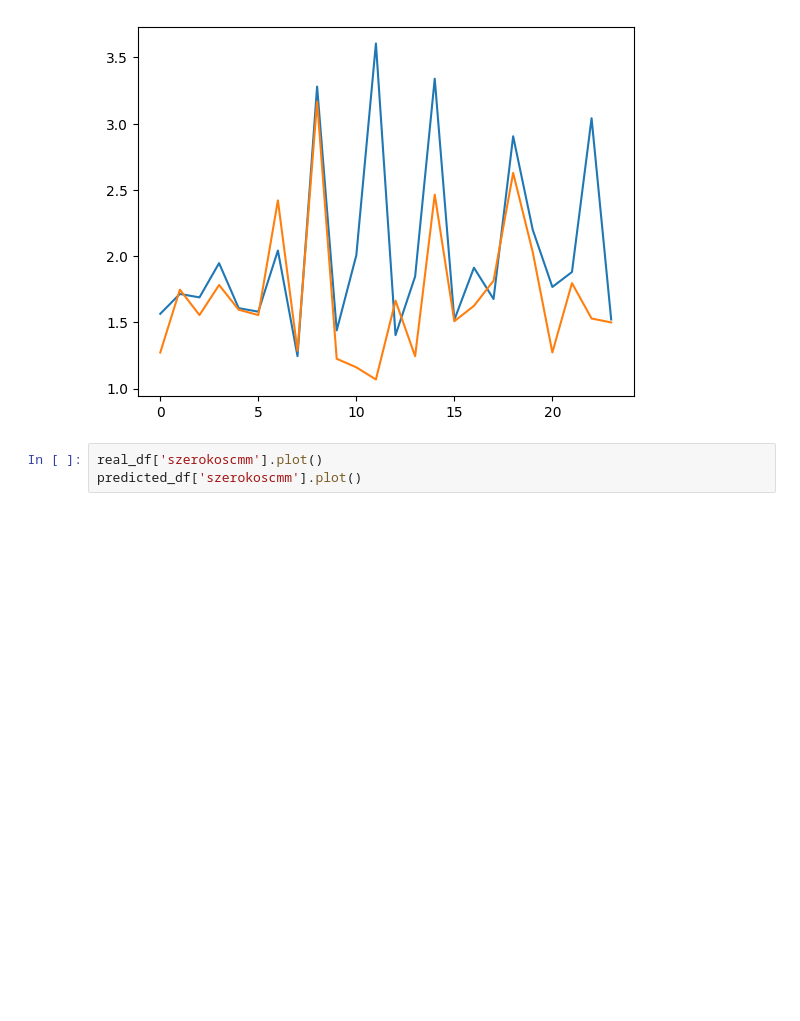
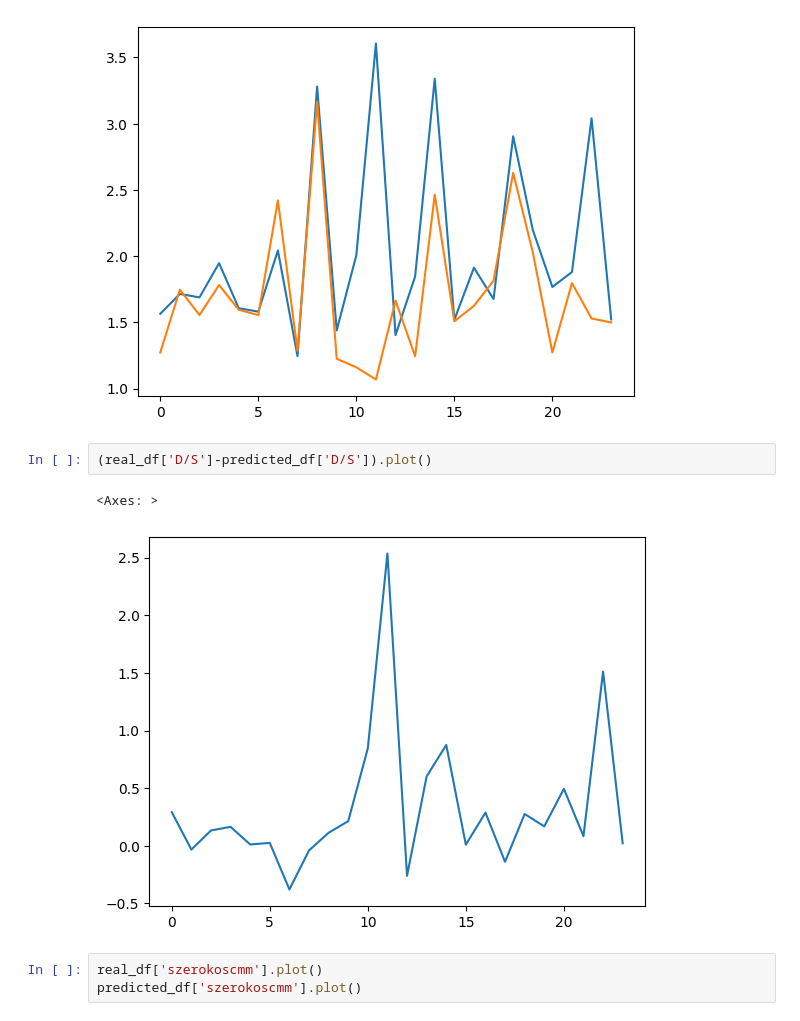
Before and after one commit to bAIcteria/microscope-ml-analyser, a Jupyter notebook: workflows/02_workflow/replace_macros_for_evaluation.ipynb, the cells around one changed output. Saved outputs shown, nothing was run; the diff lists cells and outputs as text; blank space fills up the shorter version.

```diff
--- a/workflows/02_workflow/replace_macros_for_evaluation.ipynb
+++ b/workflows/02_workflow/replace_macros_for_evaluation.ipynb
@@ -500,6 +529,11 @@ predicted_df['D/S'].plot()
 # %% [output]
 <Axes: >
 [figure]
+# %%
+(real_df['D/S']-predicted_df['D/S']).plot()
+# %% [output]
+<Axes: >
+[figure, added]
 # %%
 real_df['szerokoscmm'].plot()
 predicted_df['szerokoscmm'].plot()
```
Also changed, not shown: parts of 7 cells of this notebook.
